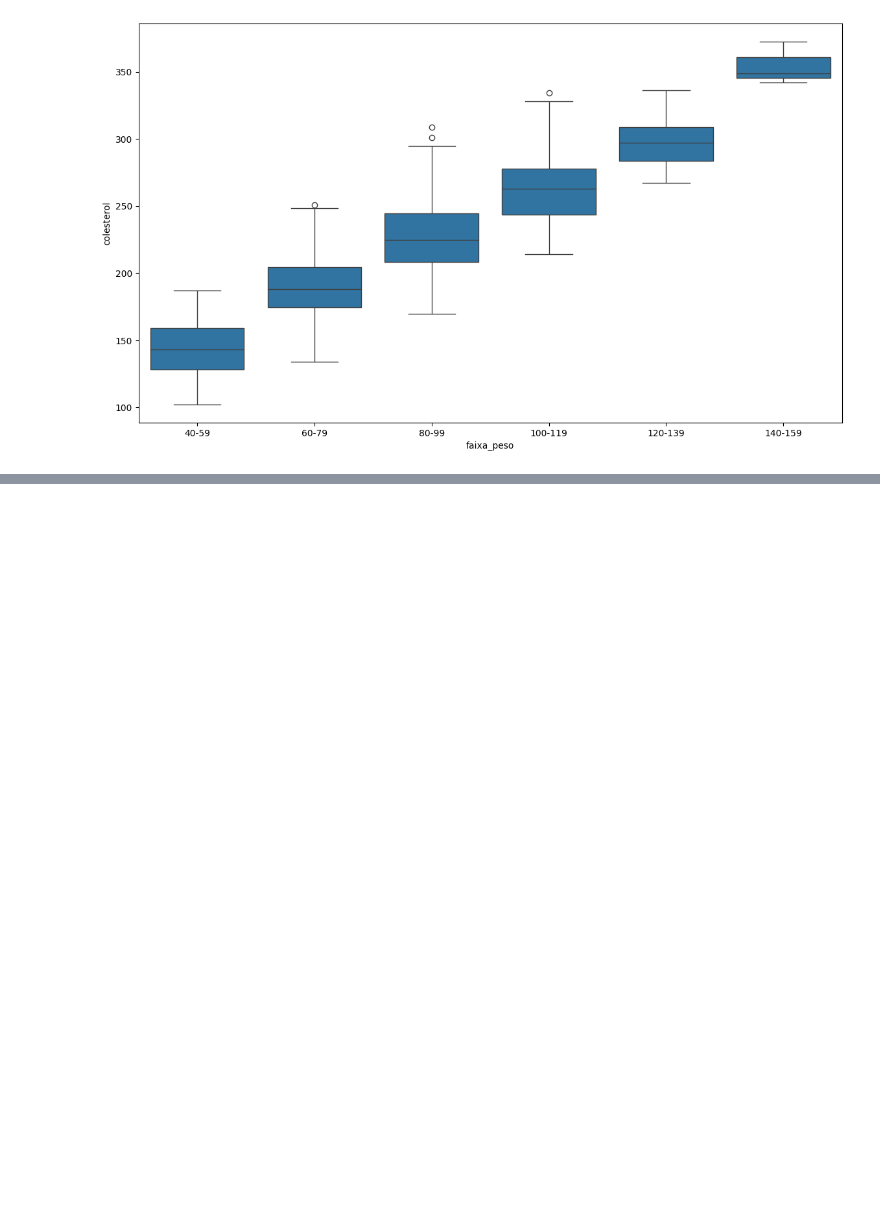
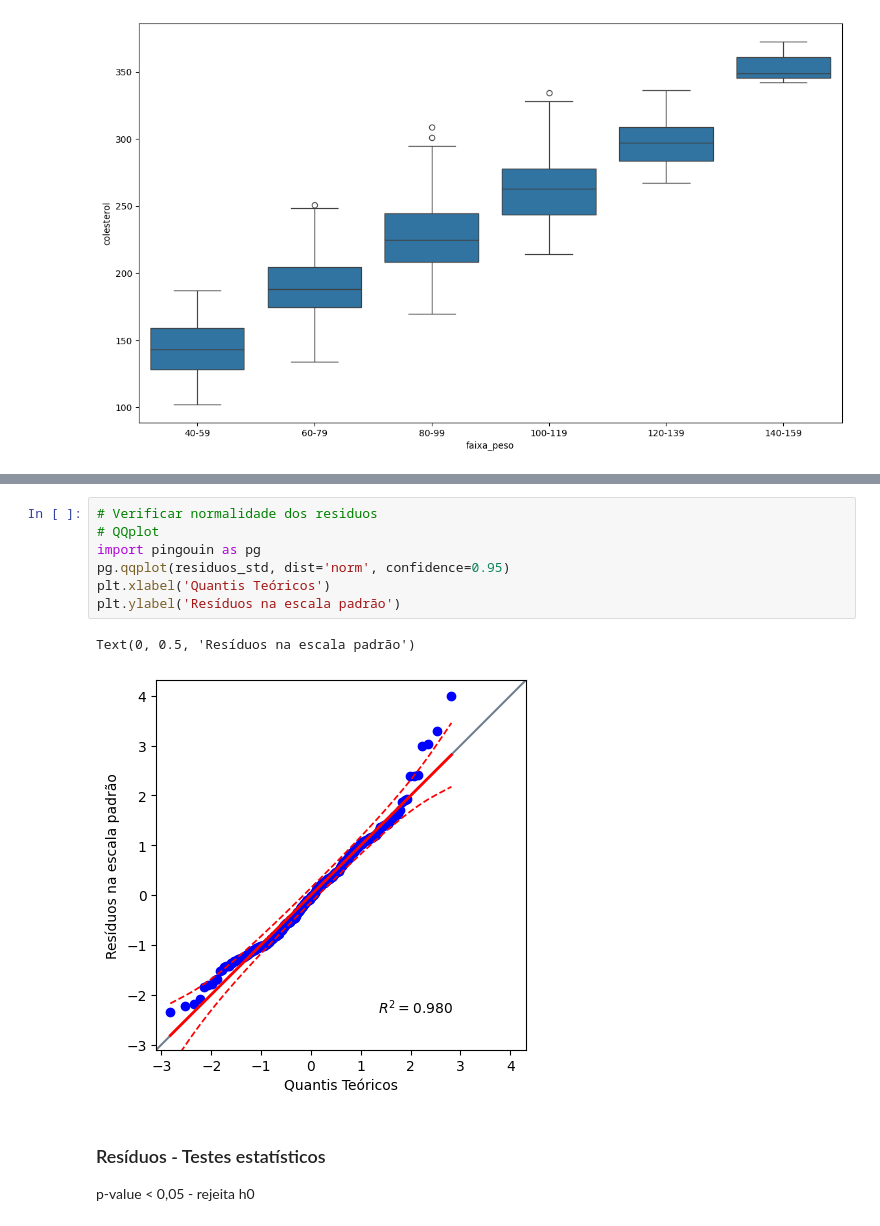
Before and after one commit to denniscosta13/inteligencia_artificial, a Jupyter notebook: mult_linear_reg/modelo_colesterol.ipynb, the cells around one changed output, grey strips where cells are left out. Drawn from its saved outputs; the diff is of its cells as text; blank space fills up the shorter version.

```diff
--- a/mult_linear_reg/modelo_colesterol.ipynb
+++ b/mult_linear_reg/modelo_colesterol.ipynb
@@ -319,0 +482,13 @@ sns.boxplot(df_colesterol_bucketing, x='faixa_peso', y='colesterol')
+# %%
+# Verificar normalidade dos residuos
+# QQplot
+import pingouin as pg
+pg.qqplot(residuos_std, dist='norm', confidence=0.95)
+plt.xlabel('Quantis Teóricos')
+plt.ylabel('Resíduos na escala padrão')
+# %% [output]
+Text(0, 0.5, 'Resíduos na escala padrão')
+[figure, added]
+# %% [markdown]
+### Resíduos - Testes estatísticos
+p-value < 0,05 - rejeita h0
```
Also changed, not shown: parts of 37 cells of this notebook, 2 other files.
